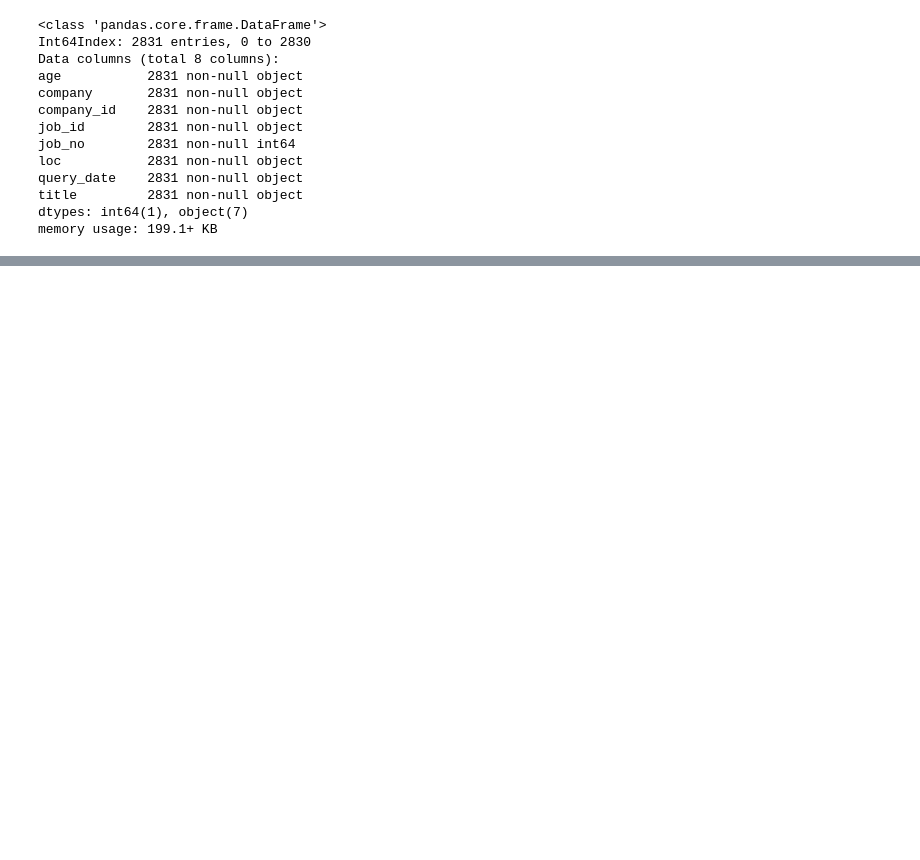
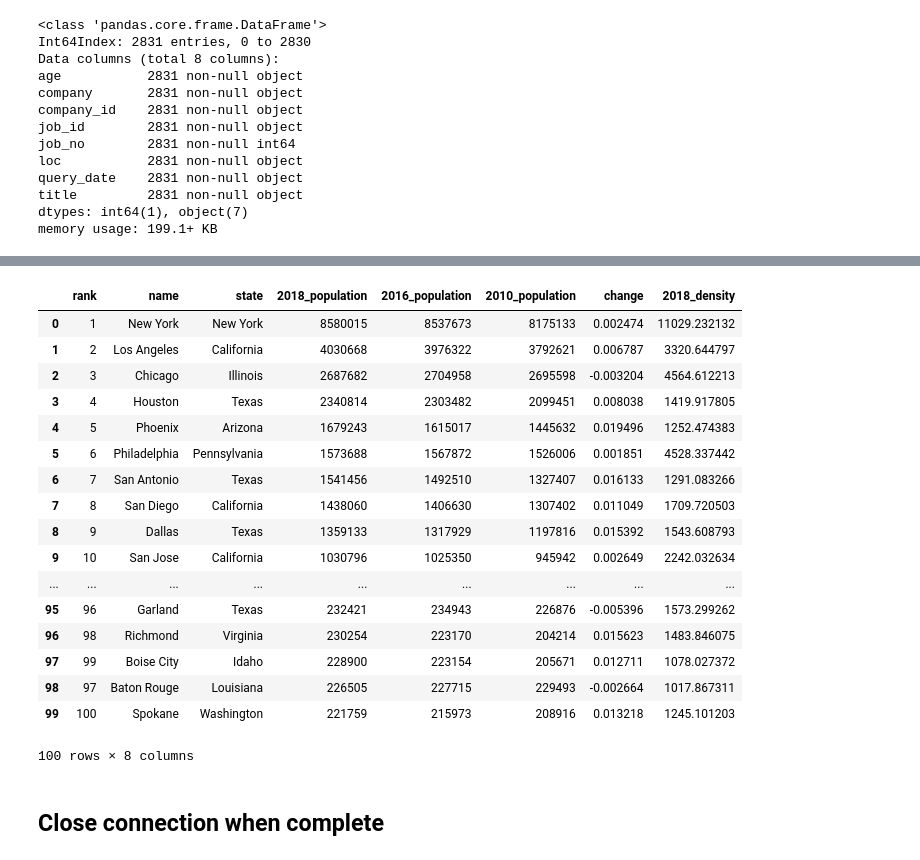
Before and after one commit to mtoriello0725/Fortune500_Database, a Jupyter notebook: Dataset_Transformation.ipynb, the cells around one changed output, grey strips where cells are left out. Cells and saved outputs as stored; diff of their text form; code cells hidden in the pictures; blank space fills up the shorter version.

Commit message:
updated database with Population data

```diff
--- a/Dataset_Transformation.ipynb
+++ b/Dataset_Transformation.ipynb
@@ -265,0 +268,5 @@ indeed_df.to_sql("indeed", conn, if_exists="replace")
+# %%
+population_path = "./Data/Population_Data.csv"
+population_df = pd.read_csv(population_path)
+
+population_df.head()
@@ -265,0 +280,32 @@ indeed_df.to_sql("indeed", conn, if_exists="replace")
+# %%
+population_df.rename(columns={
+    "Rank":"rank",
+    "Name":"name",
+    "State":"state",
+    "2018 Population":"2018_population",
+    "2016 Population":"2016_population",
+    "2010 Census":"2010_population",
+    "Change":"change",
+    "2018 Density":"2018_density"
+}, inplace=True)
+# %%
+population_df
+# %% [output]
+|  | rank | name | state | 2018_population | 2016_population | 2010_population | change | 2018_density |
+| 0 | 1 | New York | New York | 8580015 | 8537673 | 8175133 | 0.002474 | 11029.232132 |
+| 1 | 2 | Los Angeles | California | 4030668 | 3976322 | 3792621 | 0.006787 | 3320.644797 |
+| 2 | 3 | Chicago | Illinois | 2687682 | 2704958 | 2695598 | -0.003204 | 4564.612213 |
+| 3 | 4 | Houston | Texas | 2340814 | 2303482 | 2099451 | 0.008038 | 1419.917805 |
+| 4 | 5 | Phoenix | Arizona | 1679243 | 1615017 | 1445632 | 0.019496 | 1252.474383 |
+| 5 | 6 | Philadelphia | Pennsylvania | 1573688 | 1567872 | 1526006 | 0.001851 | 4528.337442 |
+| 6 | 7 | San Antonio | Texas | 1541456 | 1492510 | 1327407 | 0.016133 | 1291.083266 |
+| 7 | 8 | San Diego | California | 1438060 | 1406630 | 1307402 | 0.011049 | 1709.720503 |
+| 8 | 9 | Dallas | Texas | 1359133 | 1317929 | 1197816 | 0.015392 | 1543.608793 |
+| 9 | 10 | San Jose | California | 1030796 | 1025350 | 945942 | 0.002649 | 2242.032634 |
+| ... | ... | ... | ... | ... | ... | ... | ... | ... |
+| 95 | 96 | Garland | Texas | 232421 | 234943 | 226876 | -0.005396 | 1573.299262 |
+| 96 | 98 | Richmond | Virginia | 230254 | 223170 | 204214 | 0.015623 | 1483.846075 |
+| 97 | 99 | Boise City | Idaho | 228900 | 223154 | 205671 | 0.012711 | 1078.027372 |
+| 98 | 97 | Baton Rouge | Louisiana | 226505 | 227715 | 229493 | -0.002664 | 1017.867311 |
+| 99 | 100 | Spokane | Washington | 221759 | 215973 | 208916 | 0.013218 | 1245.101203 |
+100 rows × 8 columns
@@ -265,0 +316,2 @@ indeed_df.to_sql("indeed", conn, if_exists="replace")
+# %% [markdown]
+## Close connection when complete
```
Also changed, not shown: parts of 6 cells of this notebook, 3 other files.
